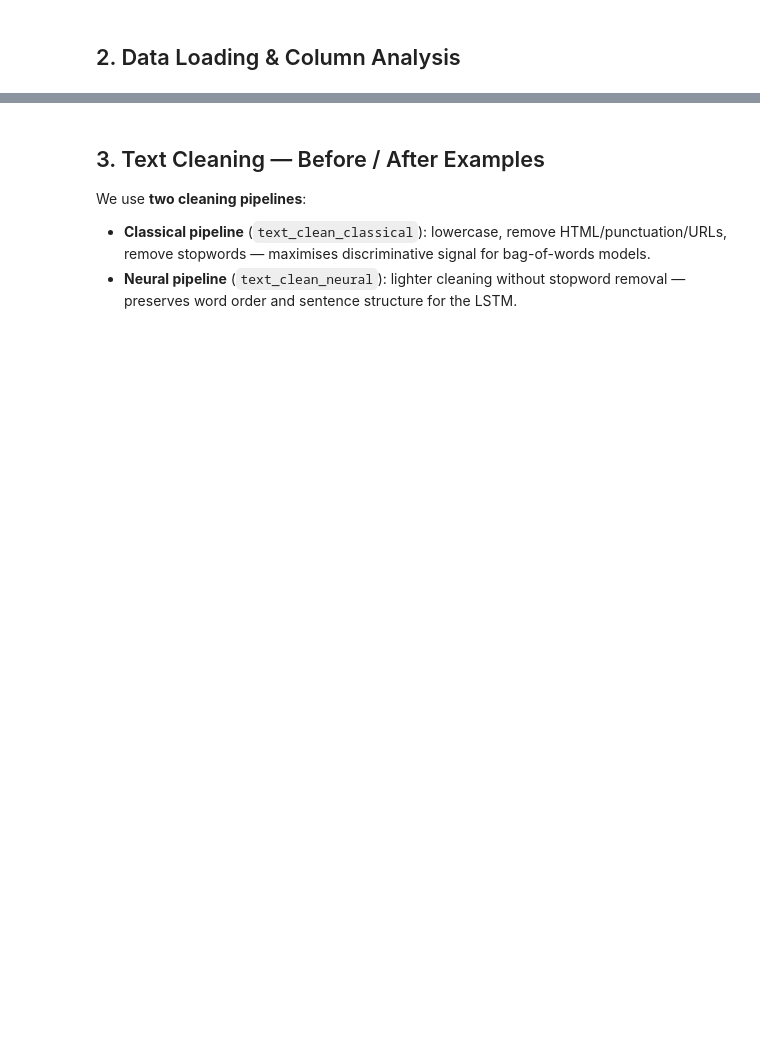
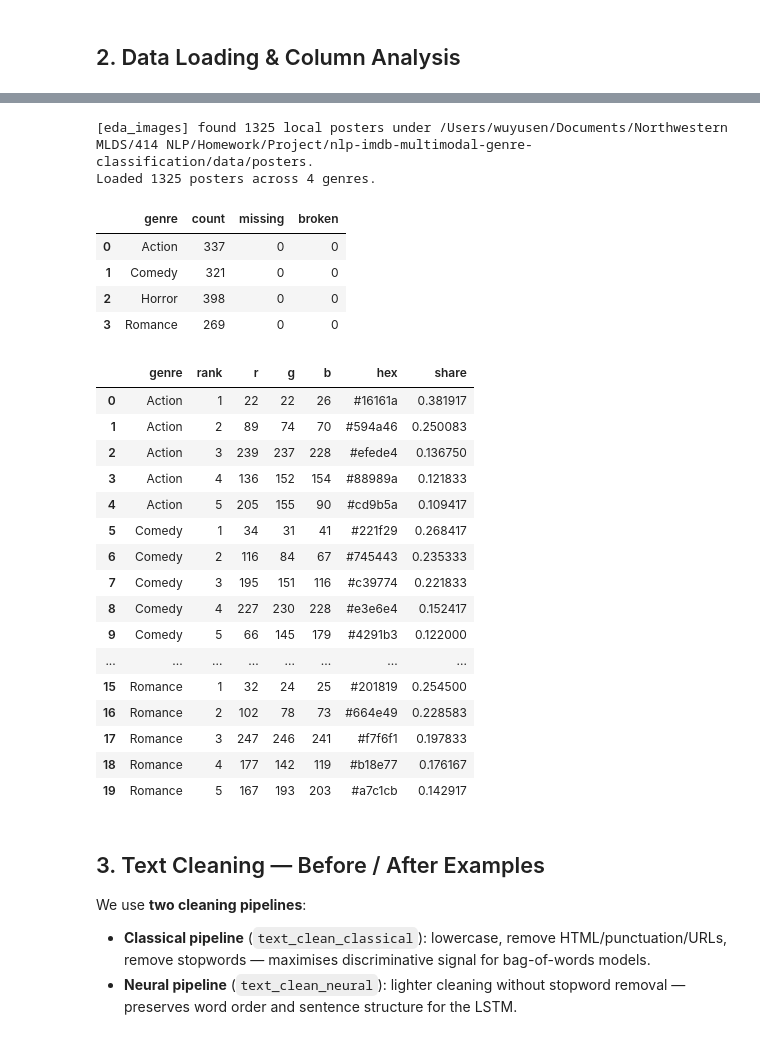
Before and after one commit to yuanyuanxie11/nlp-imdb-multimodal-genre-classification, a Jupyter notebook: notebooks/genre_classification_analysis.ipynb, the cells around one changed output, grey strips where cells are left out. Cells and saved outputs as stored; diff of their text form; code cells hidden in the pictures; blank space fills up the shorter version.

```diff
--- a/notebooks/genre_classification_analysis.ipynb
+++ b/notebooks/genre_classification_analysis.ipynb
@@ -149,3 +539,39 @@ for genre, group in df_raw.groupby(LABEL_COLUMN):
+# %%
+from src.eda_images import build_catalog, run_full_image_eda
+
+poster_catalog = build_catalog(posters_dir=ROOT / 'data' / 'posters')  # default: data/posters/<genre>/, falls back gracefully
+if poster_catalog.empty:
+    print('No poster data — skipping image EDA. See message above for setup options.')
+else:
+    print(f'Loaded {len(poster_catalog)} posters across {poster_catalog["genre"].nunique()} genres.')
+    artifacts = run_full_image_eda(poster_catalog, OUTPUT_DIR)
+    display(artifacts.get('inventory'))
+    display(artifacts.get('palette'))
+# %% [output]
+[eda_images] found 1325 local posters under /Users/wuyusen/Documents/Northwestern MLDS/414 NLP/Homework/Project/nlp-imdb-multimodal-genre-classification/data/posters.
+Loaded 1325 posters across 4 genres.
+|  | genre | count | missing | broken |
+| 0 | Action | 337 | 0 | 0 |
+| 1 | Comedy | 321 | 0 | 0 |
+| 2 | Horror | 398 | 0 | 0 |
+| 3 | Romance | 269 | 0 | 0 |
+|  | genre | rank | r | g | b | hex | share |
+| 0 | Action | 1 | 22 | 22 | 26 | #16161a | 0.381917 |
+| 1 | Action | 2 | 89 | 74 | 70 | #594a46 | 0.250083 |
+| 2 | Action | 3 | 239 | 237 | 228 | #efede4 | 0.136750 |
+| 3 | Action | 4 | 136 | 152 | 154 | #88989a | 0.121833 |
+| 4 | Action | 5 | 205 | 155 | 90 | #cd9b5a | 0.109417 |
+| 5 | Comedy | 1 | 34 | 31 | 41 | #221f29 | 0.268417 |
+| 6 | Comedy | 2 | 116 | 84 | 67 | #745443 | 0.235333 |
+| 7 | Comedy | 3 | 195 | 151 | 116 | #c39774 | 0.221833 |
+| 8 | Comedy | 4 | 227 | 230 | 228 | #e3e6e4 | 0.152417 |
+| 9 | Comedy | 5 | 66 | 145 | 179 | #4291b3 | 0.122000 |
+| ... | ... | ... | ... | ... | ... | ... | ... |
+| 15 | Romance | 1 | 32 | 24 | 25 | #201819 | 0.254500 |
+| 16 | Romance | 2 | 102 | 78 | 73 | #664e49 | 0.228583 |
+| 17 | Romance | 3 | 247 | 246 | 241 | #f7f6f1 | 0.197833 |
+| 18 | Romance | 4 | 177 | 142 | 119 | #b18e77 | 0.176167 |
+| 19 | Romance | 5 | 167 | 193 | 203 | #a7c1cb | 0.142917 |
 # %% [markdown]
 ## 3. Text Cleaning — Before / After Examples
 
```
Also changed, not shown: parts of 54 cells of this notebook, 12 other files.
